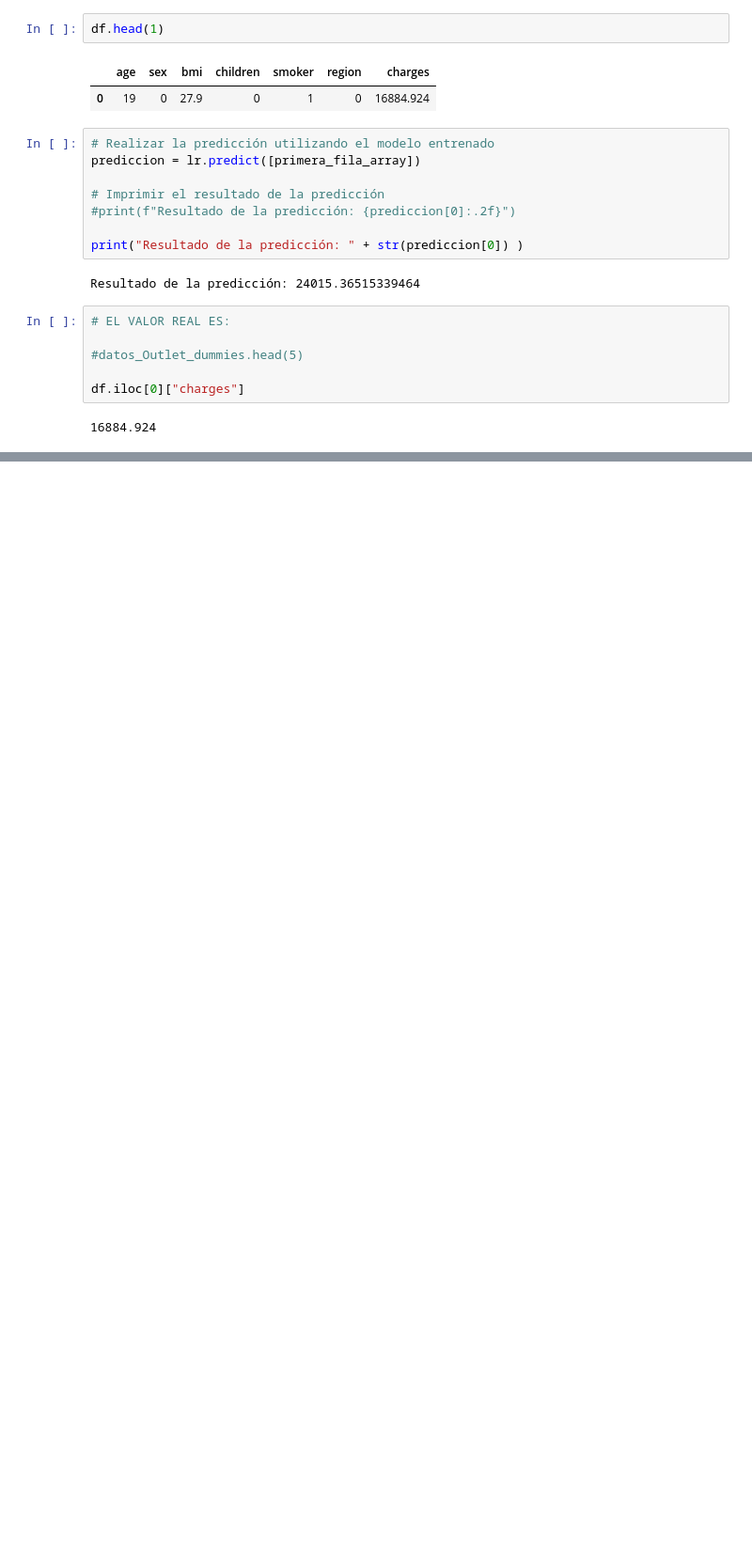
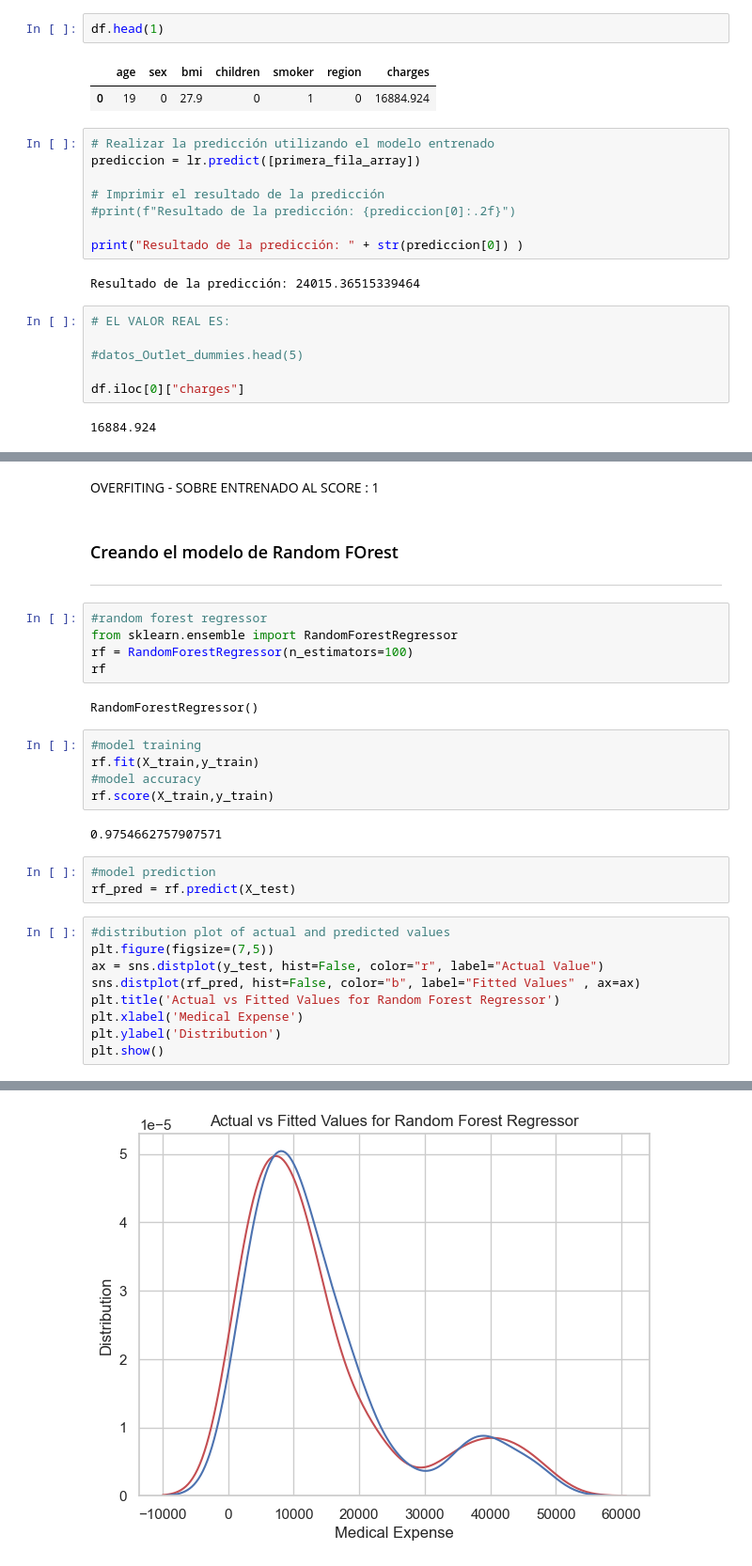
Before and after one commit to rez3t45/Proy_ML, a Jupyter notebook: Supervised Learning/Regression/Medical Cost Personal.ipynb, the cells around one changed output, grey strips where cells are left out. Shown at 94% size. Drawn from its saved outputs; the diff is of its cells as text; blank space fills up the shorter version.

```diff
--- a/Supervised Learning/Regression/Regresion_lineal_1.ipynb
+++ b/Supervised Learning/Regression/Medical Cost Personal.ipynb
@@ -533,0 +669,32 @@ df.iloc[0]["charges"]
+# %% [markdown]
+OVERFITING - SOBRE ENTRENADO AL SCORE : 1
+# %% [markdown]
+### Creando el modelo de Random FOrest
+---
+# %%
+#random forest regressor
+from sklearn.ensemble import RandomForestRegressor
+rf = RandomForestRegressor(n_estimators=100)
+rf
+# %% [output]
+RandomForestRegressor()
+# %%
+#model training
+rf.fit(X_train,y_train)
+#model accuracy
+rf.score(X_train,y_train)
+# %% [output]
+0.9754662757907571
+# %%
+#model prediction
+rf_pred = rf.predict(X_test)
+# %%
+#distribution plot of actual and predicted values
+plt.figure(figsize=(7,5))
+ax = sns.distplot(y_test, hist=False, color="r", label="Actual Value")
+sns.distplot(rf_pred, hist=False, color="b", label="Fitted Values" , ax=ax)
+plt.title('Actual vs Fitted Values for Random Forest Regressor')
+plt.xlabel('Medical Expense')
+plt.ylabel('Distribution')
+plt.show()
+# %% [output]
@@ -533,0 +720 @@ df.iloc[0]["charges"]
+[figure, added]
```
Also changed, not shown: parts of 25 cells of this notebook, 1 other file.
